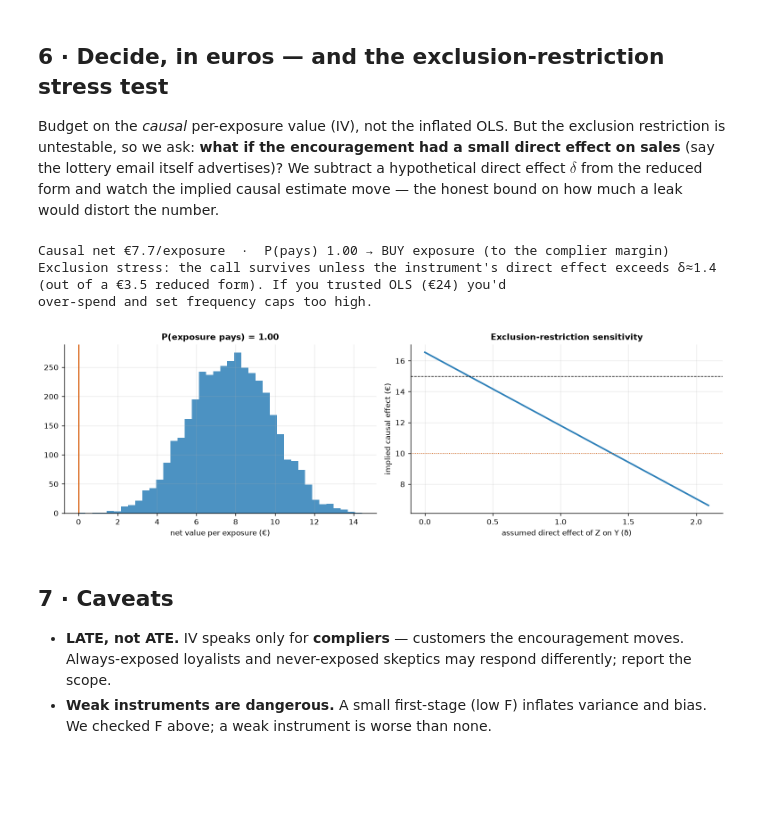
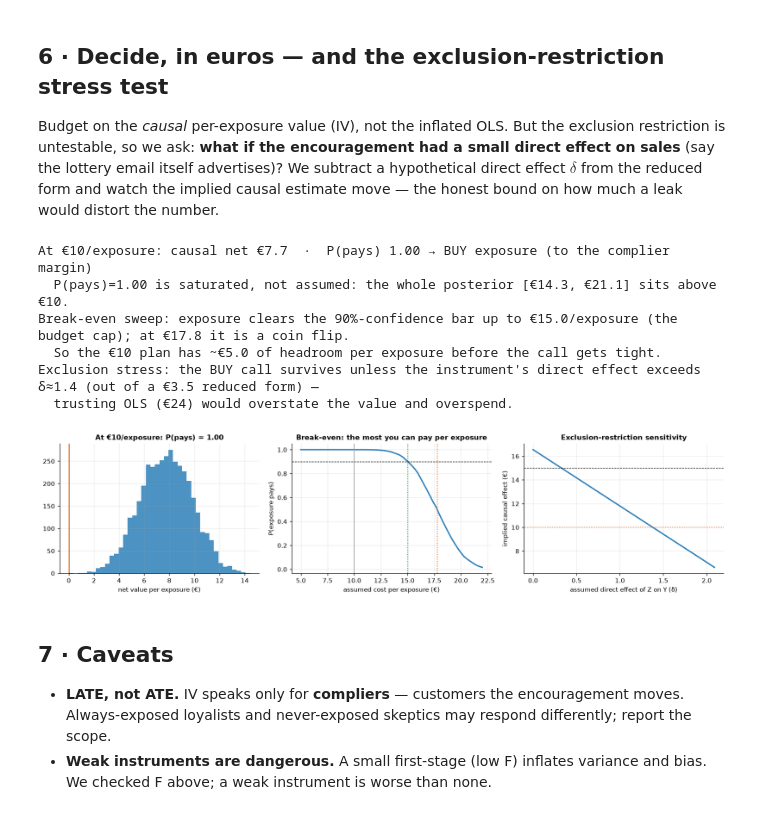
Before and after one commit to fmuia/sda_projects, a Jupyter notebook: causal-marketing-pymc/notebooks/11_endogenous_exposure_iv.ipynb, the cells around one changed output. Drawn from its saved outputs; the diff is of its cells as text; code cells hidden in the pictures; blank space fills up the shorter version.

```diff
--- a/causal-marketing-pymc/notebooks/11_endogenous_exposure_iv.ipynb
+++ b/causal-marketing-pymc/notebooks/11_endogenous_exposure_iv.ipynb
@@ -174,27 +171,47 @@ watch the implied causal estimate move — the honest bound on how much a leak w
 # %%
 COST = 10.0
 net = iv_post - COST; p_worth = (net > 0).mean()
+# Break-even cost sweep: the decision rule is BUY when P(effect > c) > 0.9. Sweeping the
+# per-exposure cost c turns the single (saturated) P(pays) into a curve and reads off the
+# MAX viable cost-per-exposure — the budget cap the opening promised.
+costs = np.linspace(5, 22, 60)
+p_pays = np.array([(iv_post > c).mean() for c in costs])
+c90 = np.quantile(iv_post, 0.10)     # highest cost still clearing P(effect>c) >= 0.90
+c50 = np.median(iv_post)             # coin-flip cost (P = 0.50)
 # exclusion sensitivity: if Z has a direct effect delta on Y, corrected IV = (reduced - delta)/first
 deltas = np.linspace(0, reduced*0.6, 20)
 corrected = (reduced - deltas) / first
-fig, ax = plt.subplots(1, 2, figsize=(12, 3.8))
+
+fig, ax = plt.subplots(1, 3, figsize=(14.5, 3.6))
 ax[0].hist(net, bins=40, color=plots.BLUE, alpha=0.85); ax[0].axvline(0, color=plots.ORANGE, lw=1.4)
-ax[0].set_xlabel("net value per exposure (€)"); ax[0].set_title(f"P(exposure pays) = {p_worth:.2f}")
-ax[1].plot(deltas, corrected, color=plots.BLUE, lw=2); ax[1].axhline(true_effect, color="k", ls="--", lw=0.8)
-ax[1].axhline(COST, color=plots.ORANGE, ls=":", lw=1); ax[1].set_xlabel("assumed direct effect of Z on Y (δ)")
-ax[1].set_ylabel("implied causal effect (€)"); ax[1].set_title("Exclusion-restriction sensitivity")
+ax[0].set_xlabel("net value per exposure (€)"); ax[0].set_title(f"At €{COST:.0f}/exposure: P(pays) = {p_worth:.2f}")
+ax[1].plot(costs, p_pays, color=plots.BLUE, lw=2)
+ax[1].axhline(0.9, color="k", ls="--", lw=0.8); ax[1].axvline(c90, color=plots.GREEN, ls=":", lw=1.3)
+ax[1].axvline(c50, color=plots.ORANGE, ls=":", lw=1.3); ax[1].axvline(COST, color=plots.GREY, lw=1)
+ax[1].set_xlabel("assumed cost per exposure (€)"); ax[1].set_ylabel("P(exposure pays)")
+ax[1].set_title("Break-even: the most you can pay per exposure")
+ax[2].plot(deltas, corrected, color=plots.BLUE, lw=2); ax[2].axhline(true_effect, color="k", ls="--", lw=0.8)
+ax[2].axhline(COST, color=plots.ORANGE, ls=":", lw=1); ax[2].set_xlabel("assumed direct effect of Z on Y (δ)")
+ax[2].set_ylabel("implied causal effect (€)"); ax[2].set_title("Exclusion-restriction sensitivity")
 fig.tight_layout()
+
 break_delta = deltas[np.argmax(corrected < COST)] if np.any(corrected < COST) else np.nan
-print(f"Causal net €{net.mean():.1f}/exposure  ·  P(pays) {p_worth:.2f} → "
-      + ("BUY exposure (to the complier margin)" if p_worth>0.9 else "hold"))
-print(f"Exclusion stress: the call survives unless the instrument's direct effect exceeds "
-      f"δ≈{break_delta:.1f} (out of a €{reduced:.1f} reduced form). If you trusted OLS (€{naive:.0f}) you'd\n"
-      f"over-spend and set frequency caps too high.")
+lo, hi = np.quantile(iv_post, 0.05), np.quantile(iv_post, 0.95)
+print(f"At €{COST:.0f}/exposure: causal net €{net.mean():.1f}  ·  P(pays) {p_worth:.2f} → "
+      + ("BUY exposure (to the complier margin)" if p_worth > 0.9 else "hold"))
+print(f"  P(pays)=1.00 is saturated, not assumed: the whole posterior [€{lo:.1f}, €{hi:.1f}] sits above €{COST:.0f}.")
+print(f"Break-even sweep: exposure clears the 90%-confidence bar up to €{c90:.1f}/exposure (the budget cap); "
+      f"at €{c50:.1f} it is a coin flip.\n  So the €{COST:.0f} plan has ~€{c90-COST:.1f} of headroom per exposure before the call gets tight.")
+print(f"Exclusion stress: the BUY call survives unless the instrument's direct effect exceeds δ≈{break_delta:.1f} "
+      f"(out of a €{reduced:.1f} reduced form) —\n  trusting OLS (€{naive:.0f}) would overstate the value and overspend.")
 # %% [output]
-Causal net €7.7/exposure  ·  P(pays) 1.00 → BUY exposure (to the complier margin)
-Exclusion stress: the call survives unless the instrument's direct effect exceeds δ≈1.4 (out of a €3.5 reduced form). If you trusted OLS (€24) you'd
-over-spend and set frequency caps too high.
+At €10/exposure: causal net €7.7  ·  P(pays) 1.00 → BUY exposure (to the complier margin)
+  P(pays)=1.00 is saturated, not assumed: the whole posterior [€14.3, €21.1] sits above €10.
+Break-even sweep: exposure clears the 90%-confidence bar up to €15.0/exposure (the budget cap); at €17.8 it is a coin flip.
+  So the €10 plan has ~€5.0 of headroom per exposure before the call gets tight.
+Exclusion stress: the BUY call survives unless the instrument's direct effect exceeds δ≈1.4 (out of a €3.5 reduced form) —
+  trusting OLS (€24) would overstate the value and overspend.
-[figure, old version]
+[figure, new version]
 # %% [markdown]
 ## 7 · Caveats
 
```
Also changed, not shown: parts of 2 cells of this notebook, 2 other files.
